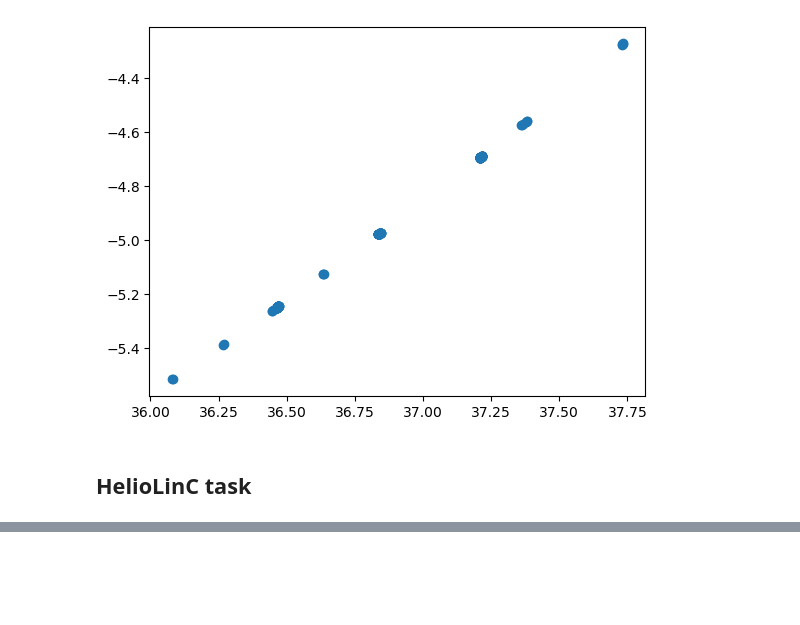
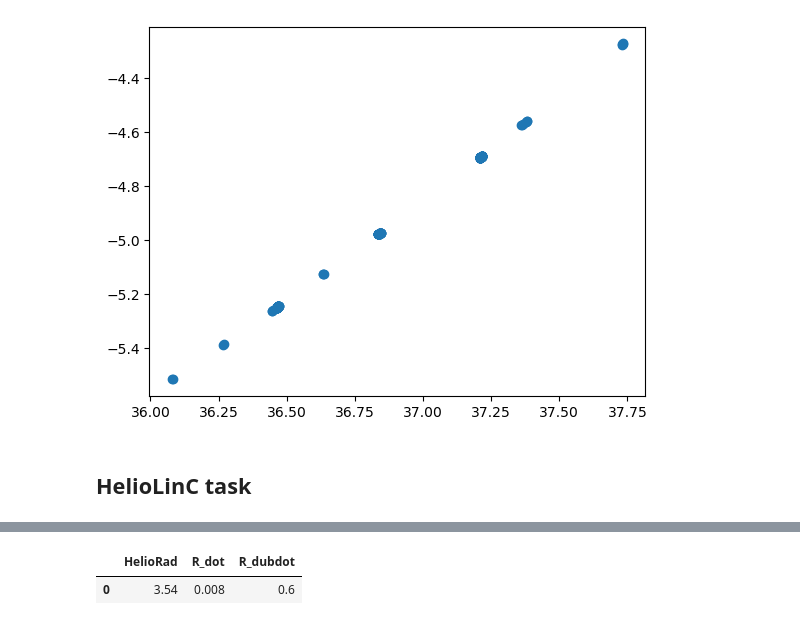
Before and after one commit to lsst/solsys_pipe, a Jupyter notebook: prototypes/task-demo.ipynb, the cells around one changed output, grey strips where cells are left out. Saved outputs shown, nothing was run; the diff lists cells and outputs as text; code cells hidden in the pictures; blank space fills up the shorter version.

```diff
--- a/prototypes/task-demo.ipynb
+++ b/prototypes/task-demo.ipynb
@@ -55,0 +93,8 @@ SyntaxError: invalid syntax (heliolincTask.py, line 86)
+# %%
+fn = '/astro/users/mjuric/projects/github.com/heliolinx/heliolinx/tests/radhyp_test01.txt'
+sspHypothesisTable = pd.read_csv(fn, sep=" ", names=["HelioRad", "R_dot", "R_dubdot"], comment="#")
+sspHypothesisTable.to_parquet("sspHypothesisTable.parq", index=False)
+sspHypothesisTable
+# %% [output]
+|  | HelioRad | R_dot | R_dubdot |
+| 0 | 3.54 | 0.008 | 0.6 |
```
Also changed, not shown: parts of 16 cells of this notebook, 5 other files.
